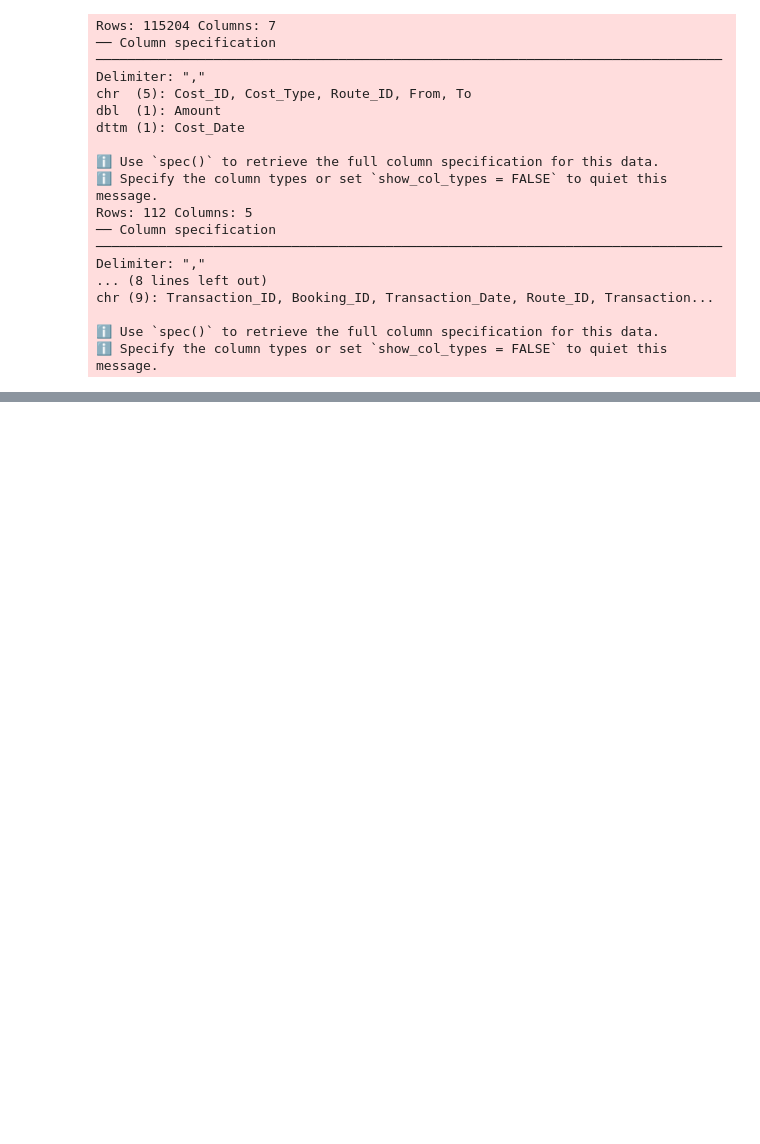
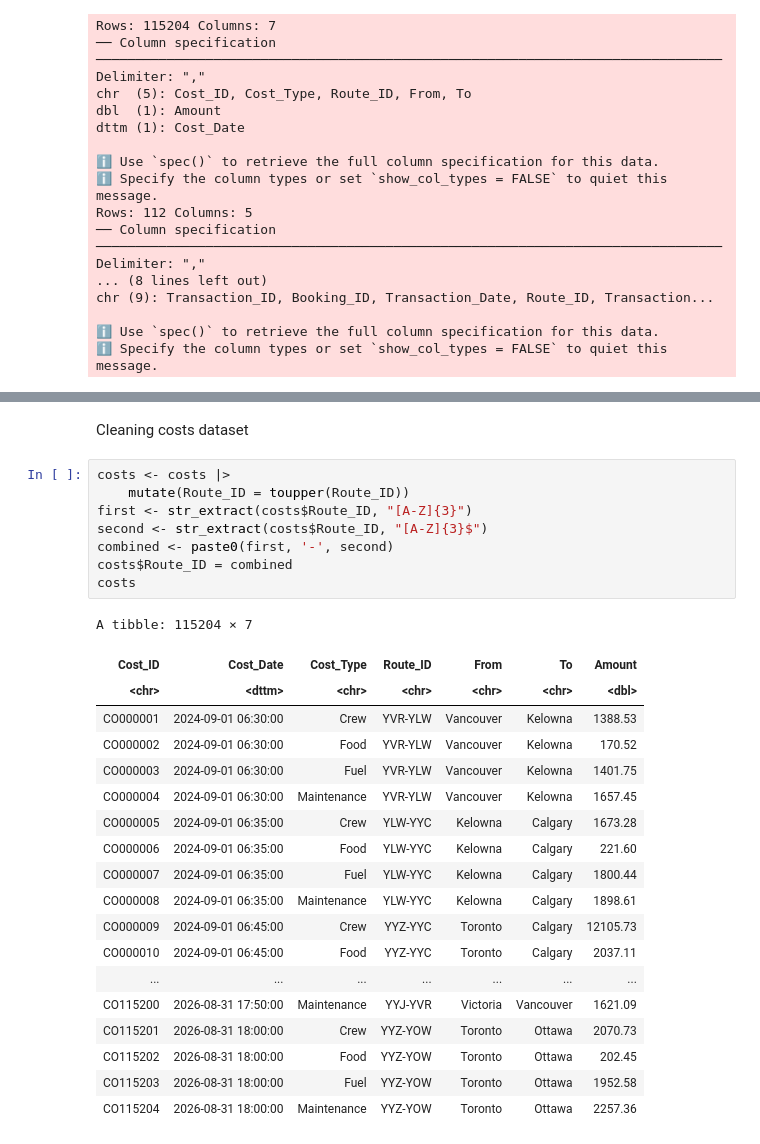
Before and after one commit to annhuynhh/thecontrolgroup_firstbyte, a Jupyter notebook: Project.ipynb, the cells around one changed output, grey strips where cells are left out. Saved outputs shown, nothing was run; the diff lists cells and outputs as text; blank space fills up the shorter version.

```diff
--- a/Project.ipynb
+++ b/Project.ipynb
@@ -75,3 +68,33 @@ A tibble: 6 × 9
 | TX1169582 | BK374084 | 2025-04-30 02:50 | YYT-YHZ | Ticket | Silver | Direct Web | ... |
 | TX1378465 | BK319834 | 01/20/2026 04:02 | YYZYYC | Ticket | Blue | Direct Web | ... |
 | TX1133037 | BK382994 | 2025-03-11 20:20 | YQBYUL | Extra Baggage | Blue | Direct Web | ... |
+# %% [markdown]
+Cleaning costs dataset
+# %%
+costs <- costs |>
+    mutate(Route_ID = toupper(Route_ID))
+first <- str_extract(costs$Route_ID, "[A-Z]{3}")
+second <- str_extract(costs$Route_ID, "[A-Z]{3}$")
+combined <- paste0(first, '-', second)
+costs$Route_ID = combined
+costs
+# %% [output]
+A tibble: 115204 × 7
+| Cost_ID | Cost_Date | Cost_Type | Route_ID | From | To | Amount |
+| <chr> | <dttm> | <chr> | <chr> | <chr> | <chr> | <dbl> |
+| CO000001 | 2024-09-01 06:30:00 | Crew | YVR-YLW | Vancouver | Kelowna | 1388.53 |
+| CO000002 | 2024-09-01 06:30:00 | Food | YVR-YLW | Vancouver | Kelowna | 170.52 |
+| CO000003 | 2024-09-01 06:30:00 | Fuel | YVR-YLW | Vancouver | Kelowna | 1401.75 |
+| CO000004 | 2024-09-01 06:30:00 | Maintenance | YVR-YLW | Vancouver | Kelowna | 1657.45 |
+| CO000005 | 2024-09-01 06:35:00 | Crew | YLW-YYC | Kelowna | Calgary | 1673.28 |
+| CO000006 | 2024-09-01 06:35:00 | Food | YLW-YYC | Kelowna | Calgary | 221.60 |
+| CO000007 | 2024-09-01 06:35:00 | Fuel | YLW-YYC | Kelowna | Calgary | 1800.44 |
+| CO000008 | 2024-09-01 06:35:00 | Maintenance | YLW-YYC | Kelowna | Calgary | 1898.61 |
+| CO000009 | 2024-09-01 06:45:00 | Crew | YYZ-YYC | Toronto | Calgary | 12105.73 |
+| CO000010 | 2024-09-01 06:45:00 | Food | YYZ-YYC | Toronto | Calgary | 2037.11 |
+| ... | ... | ... | ... | ... | ... | ... |
+| CO115200 | 2026-08-31 17:50:00 | Maintenance | YYJ-YVR | Victoria | Vancouver | 1621.09 |
+| CO115201 | 2026-08-31 18:00:00 | Crew | YYZ-YOW | Toronto | Ottawa | 2070.73 |
+| CO115202 | 2026-08-31 18:00:00 | Food | YYZ-YOW | Toronto | Ottawa | 202.45 |
+| CO115203 | 2026-08-31 18:00:00 | Fuel | YYZ-YOW | Toronto | Ottawa | 1952.58 |
+| CO115204 | 2026-08-31 18:00:00 | Maintenance | YYZ-YOW | Toronto | Ottawa | 2257.36 |
```
Also changed, not shown: parts of 5 cells of this notebook.
